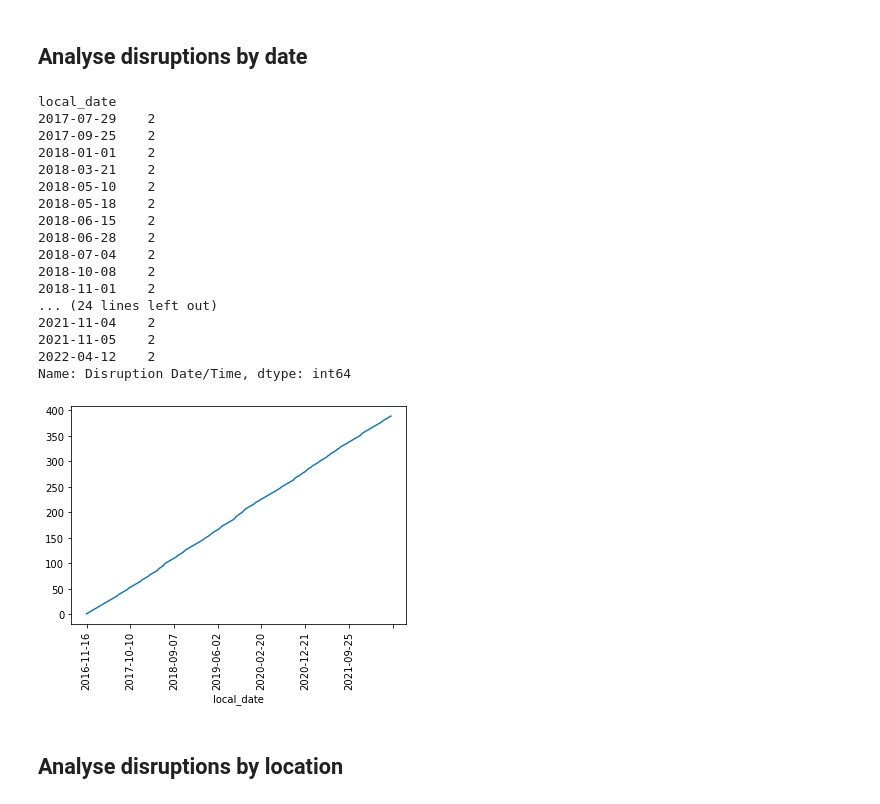
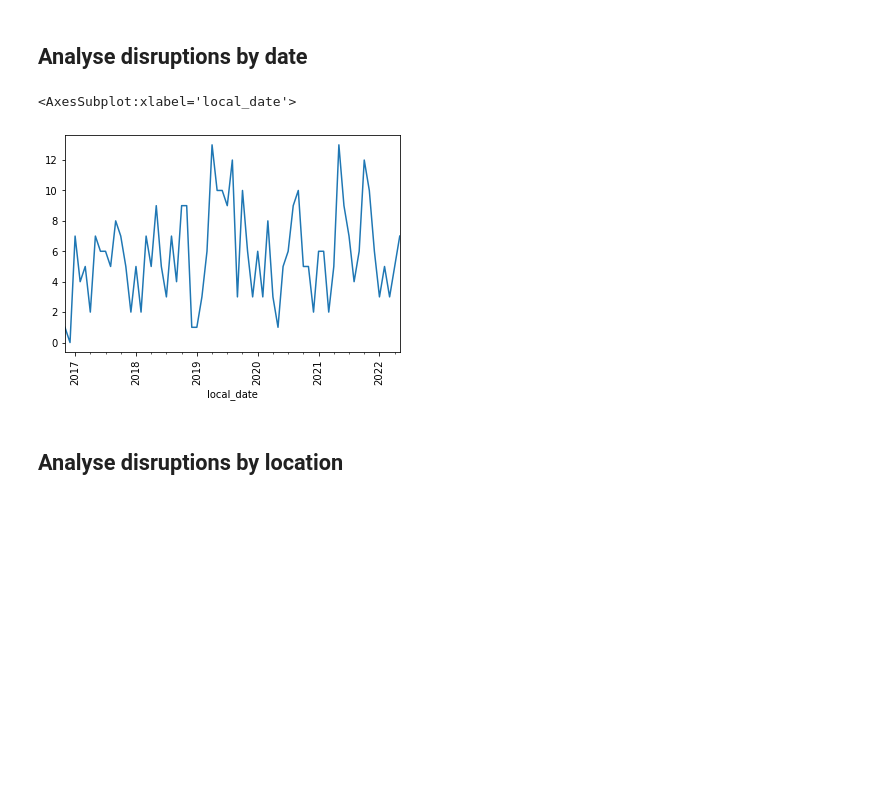
Before and after one commit to stelios-c/GPS_analysis, a Jupyter notebook: gps_data_process.ipynb, the cells around one changed output. Saved outputs shown, nothing was run; the diff lists cells and outputs as text; code cells hidden in the pictures; blank space fills up the shorter version.

Commit message:
parse the date and resample, look into mediterranean.

```diff
--- a/gps_data_process.ipynb
+++ b/gps_data_process.ipynb
@@ -17,30 +18,14 @@ gps_disruption_df.head()
 ## Analyse disruptions by date
 # %%
 gps_disruption_df['local_date']=gps_disruption_df['Disruption Date/Time']\
-.apply(lambda x:x[6:10]+'-'+x[0:2]+'-'+x[3:5])
+.apply(lambda x:dt.strptime(x[0:10],'%m/%d/%Y'))
+#dt.strptime(('05/05/20225:38:07 CST')[0:10],'%m/%d/%Y')
-# %%
-date_counts=gps_disruption_df.groupby('local_date').count()['Disruption Date/Time']
-date_counts.cumsum().sort_index().plot(rot=90)#.to_timestamp()#
-date_counts[date_counts>1]
-# %% [output]
-local_date
-2017-07-29    2
-2017-09-25    2
-2018-01-01    2
-2018-03-21    2
-2018-05-10    2
-2018-05-18    2
-2018-06-15    2
-2018-06-28    2
-2018-07-04    2
-2018-10-08    2
-2018-11-01    2
-... (24 lines left out)
-2021-11-04    2
-2021-11-05    2
-2022-04-12    2
-Name: Disruption Date/Time, dtype: int64
-[figure, removed]
+# %%
+gps_disruption_df.resample('M', on='local_date').\
+count()['Disruption Date/Time'].plot(rot=90)
+# %% [output]
+<AxesSubplot:xlabel='local_date'>
+[figure, added]
 # %% [markdown]
 ## Analyse disruptions by location
 # %%
```
Also changed, not shown: parts of 4 cells of this notebook.
